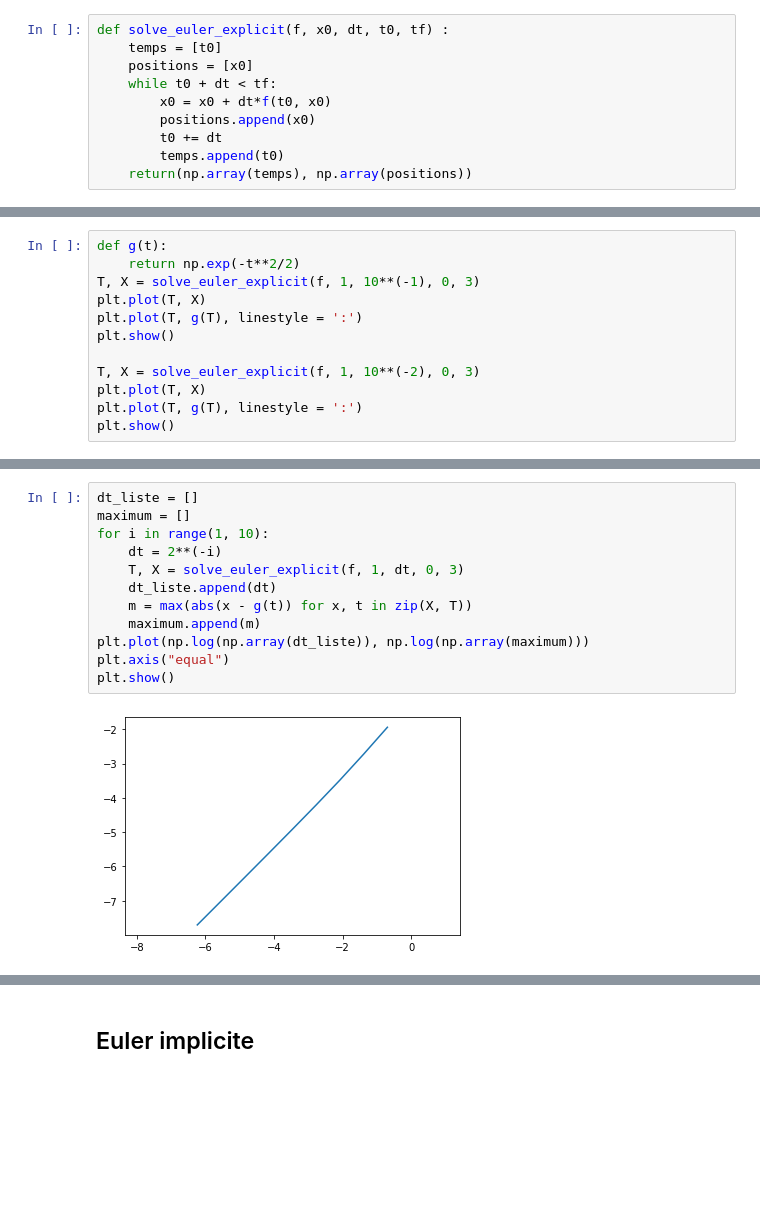
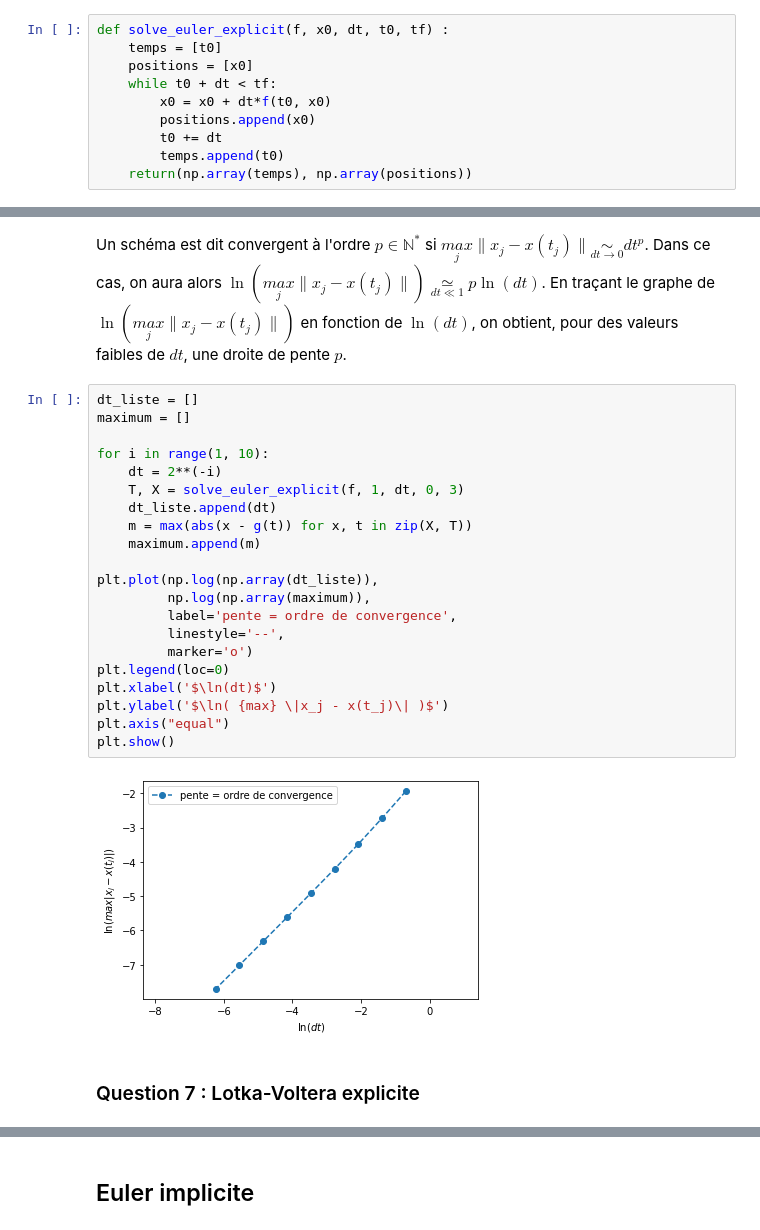
Before and after one commit to colombe-nothhelfer/ProjetNumerique2, a Jupyter notebook: Untitled.ipynb, the cells around one changed output, grey strips where cells are left out. Cells and saved outputs as stored; diff of their text form; blank space fills up the shorter version.

```diff
--- a/Untitled.ipynb
+++ b/Untitled.ipynb
@@ -21,12 +24,0 @@ def f(t, x):
-# %%
-def g(t):
-    return np.exp(-t**2/2)
-T, X = solve_euler_explicit(f, 1, 10**(-1), 0, 3)
-plt.plot(T, X)
-plt.plot(T, g(T), linestyle = ':')
-plt.show()
-
-T, X = solve_euler_explicit(f, 1, 10**(-2), 0, 3)
-plt.plot(T, X)
-plt.plot(T, g(T), linestyle = ':')
-plt.show()
@@ -36,17 +48,30 @@ plt.show()
+# %% [markdown]
+Un schéma est dit convergent à l'ordre $p \in \mathbb{N^*}$ si $\underset{j}{max} \|x_j - x(t_j)\| \underset{dt \to 0}{\sim} dt^p$. Dans ce cas, on aura alors $\ln( \underset{j}{max} \|x_j - x(t_j)\| ) \underset{dt \ll 1}{\simeq} p \ln(dt)$. En traçant le graphe de $\ln( \underset{j}{max} \|x_j - x(t_j)\| )$ en fonction de $\ln(dt)$, on obtient, pour des valeurs faibles de $dt$, une droite de pente $p$.
 # %%
 dt_liste = []
 maximum = []
+
 for i in range(1, 10):
     dt = 2**(-i)
     T, X = solve_euler_explicit(f, 1, dt, 0, 3)
     dt_liste.append(dt)
     m = max(abs(x - g(t)) for x, t in zip(X, T))
     maximum.append(m)
-plt.plot(np.log(np.array(dt_liste)), np.log(np.array(maximum)))
+
+plt.plot(np.log(np.array(dt_liste)),
+         np.log(np.array(maximum)),
+         label='pente = ordre de convergence',
+         linestyle='--',
+         marker='o')
+plt.legend(loc=0)
+plt.xlabel('$\ln(dt)$')
+plt.ylabel('$\ln( {max} \|x_j - x(t_j)\| )$')
 plt.axis("equal")
 plt.show()
 # %% [output]
-[figure, old version]
+[figure, new version]
+# %% [markdown]
+### Question 7 : Lotka-Voltera explicite
 # %%
 alpha = 2/3
 beta = 4/3
```
Also changed, not shown: parts of 10 cells of this notebook.
